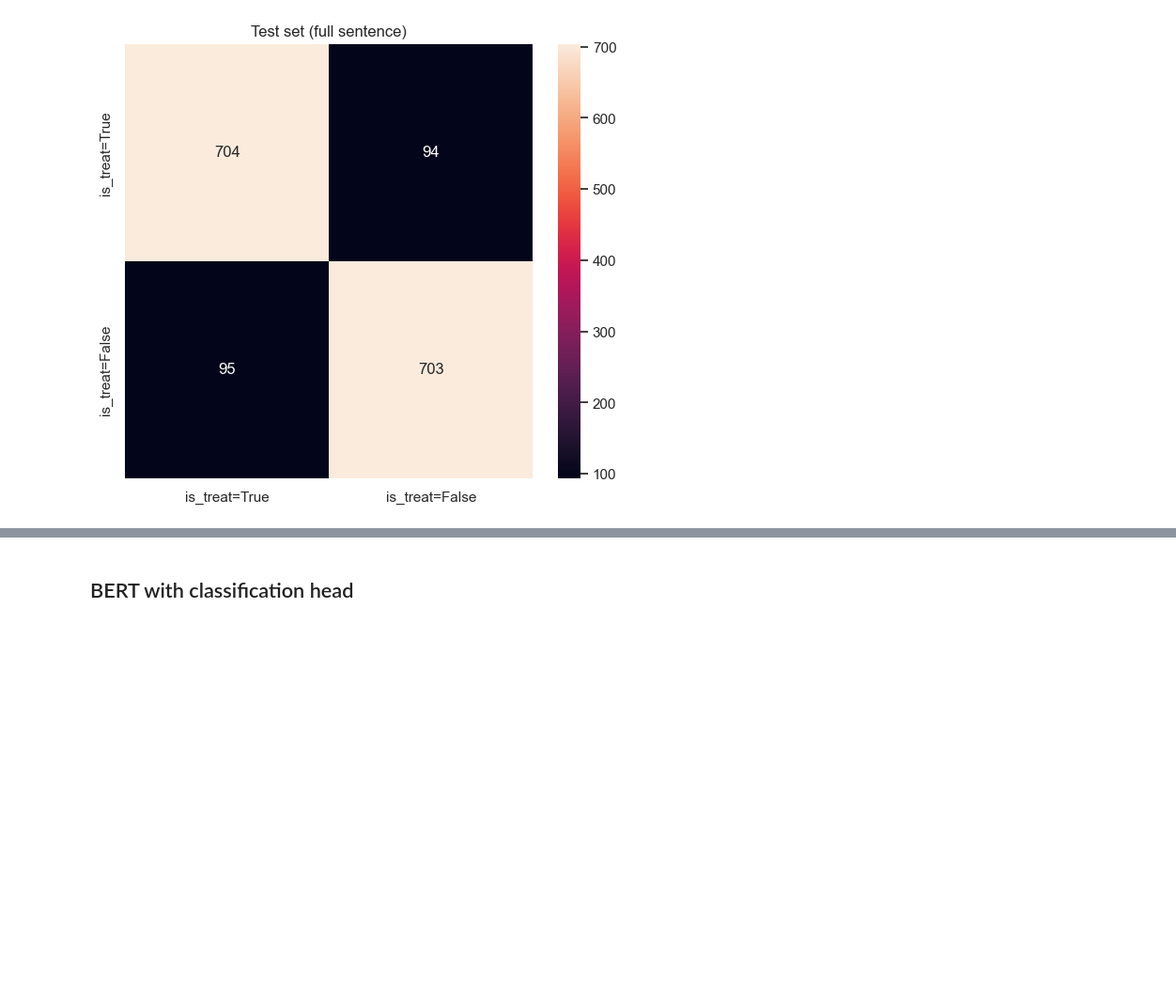
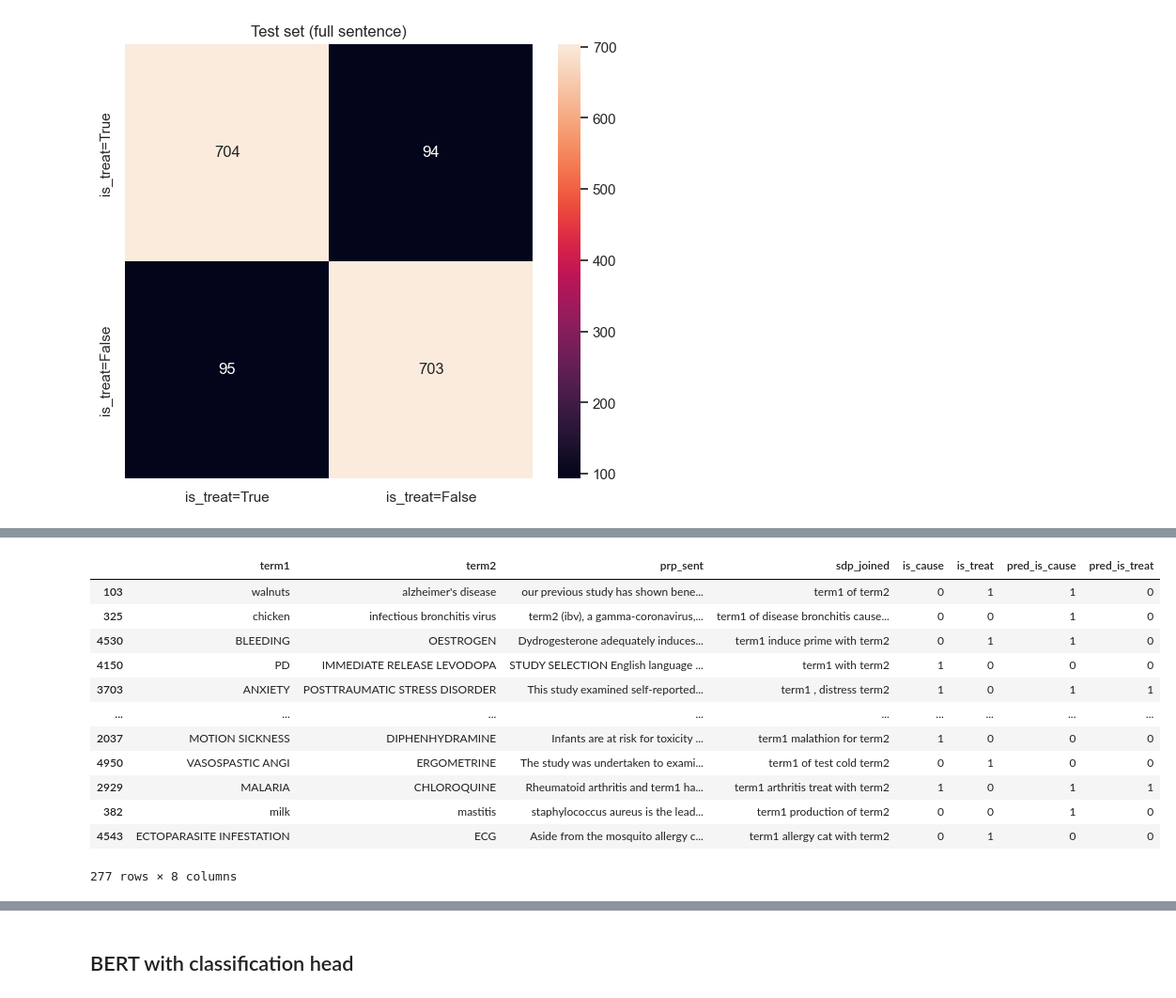
Before and after one commit to anaterovic/NLP, a Jupyter notebook: docs/milestone3_BERT.ipynb, the cells around one changed output, grey strips where cells are left out. Shown at 94% size. Drawn from its saved outputs; the diff is of its cells as text; code cells hidden in the pictures; blank space fills up the shorter version.

```diff
--- a/docs/milestone3.ipynb
+++ b/docs/milestone3_BERT.ipynb
@@ -363,3 +452,9 @@ evaluate_class(y_test.values[:, 1], pred_test[:, 1], 'is_treat', 'Test set (full
 # %% [output]
 accuracy: 0.881578947368421
 [figure]
+# %%
+# Both predicted rightly
+pd.set_option('display.max_colwidth', None)
+print(f'len(y_test): {len(y_test)}')
+cols = ['term1', 'term2', 'prp_sent', 'sdp_joined', 'is_cause', 'is_treat']
+df[cols].iloc[y_test.index][(pred_test == y_test).all(axis=1)]
@@ -365,0 +476,20 @@ accuracy: 0.881578947368421
+# %%
+# At least one predicted wrongly
+df[cols].iloc[y_test.index][~(pred_test == y_test).all(axis=1)].assign(
+    pred_is_cause=pred_test[~(pred_test == y_test).all(axis=1).values, 0],
+    pred_is_treat=pred_test[~(pred_test == y_test).all(axis=1).values, 1]
+)
+# %% [output]
+|  | term1 | term2 | prp_sent | sdp_joined | is_cause | is_treat | pred_is_cause | pred_is_treat |
+| 103 | walnuts | alzheimer's disease | our previous study has shown bene... | term1 of term2 | 0 | 1 | 1 | 0 |
+| 325 | chicken | infectious bronchitis virus | term2 (ibv), a gamma-coronavirus,... | term1 of disease bronchitis cause... | 0 | 0 | 1 | 0 |
+| 4530 | BLEEDING | OESTROGEN | Dydrogesterone adequately induces... | term1 induce prime with term2 | 0 | 1 | 1 | 0 |
+| 4150 | PD | IMMEDIATE RELEASE LEVODOPA | STUDY SELECTION English language ... | term1 with term2 | 1 | 0 | 0 | 0 |
+| 3703 | ANXIETY | POSTTRAUMATIC STRESS DISORDER | This study examined self-reported... | term1 , distress term2 | 1 | 0 | 1 | 1 |
+| ... | ... | ... | ... | ... | ... | ... | ... | ... |
+| 2037 | MOTION SICKNESS | DIPHENHYDRAMINE | Infants are at risk for toxicity ... | term1 malathion for term2 | 1 | 0 | 0 | 0 |
+| 4950 | VASOSPASTIC ANGI | ERGOMETRINE | The study was undertaken to exami... | term1 of test cold term2 | 0 | 1 | 0 | 0 |
+| 2929 | MALARIA | CHLOROQUINE | Rheumatoid arthritis and term1 ha... | term1 arthritis treat with term2 | 1 | 0 | 1 | 1 |
+| 382 | milk | mastitis | staphylococcus aureus is the lead... | term1 production of term2 | 0 | 0 | 1 | 0 |
+| 4543 | ECTOPARASITE INFESTATION | ECG | Aside from the mosquito allergy c... | term1 allergy cat with term2 | 0 | 1 | 0 | 0 |
+277 rows × 8 columns
```
Also changed, not shown: parts of 14 cells of this notebook, 2 other files.
